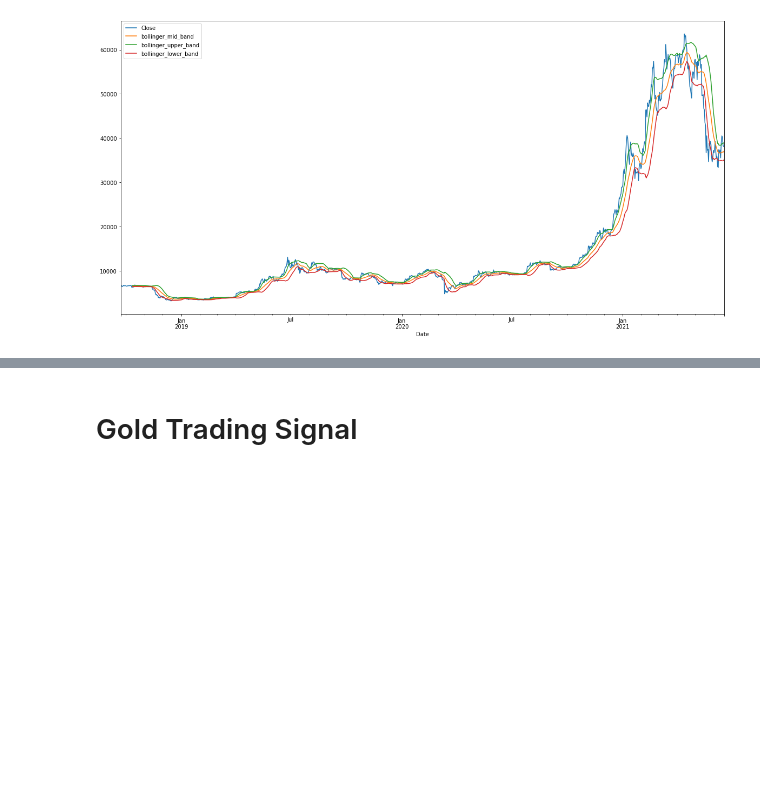
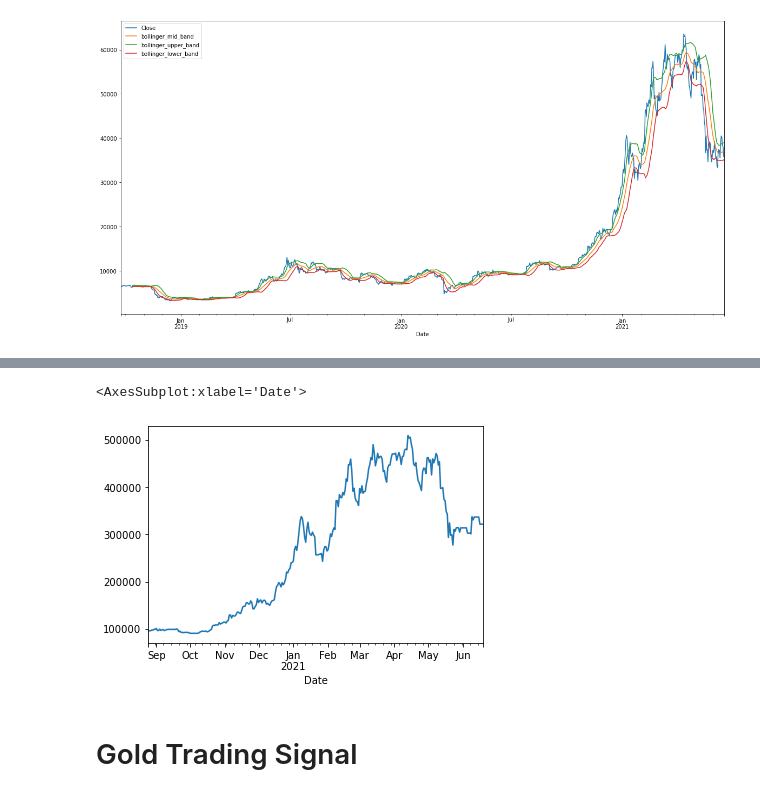
Before and after one commit to tatejones919/Algorithmic_Trading, a Jupyter notebook: randon_forrest.ipynb, the cells around one changed output, grey strips where cells are left out. Cells and saved outputs as stored; diff of their text form; code cells hidden in the pictures; blank space fills up the shorter version.

```diff
--- a/randon_forrest.ipynb
+++ b/randon_forrest.ipynb
@@ -726,0 +810,6 @@ btc[['Close','bollinger_mid_band','bollinger_upper_band','bollinger_lower_band']
+# %%
+# Construct the X_train and y_train datasets
+X_train_btc = btc_signals[x_var_list_btc][training_start:training_end]
+y_train_btc = btc_signals['Positive Return'][training_start:training_end]
+
+X_train_btc.tail()
@@ -726,0 +824,5 @@ btc[['Close','bollinger_mid_band','bollinger_upper_band','bollinger_lower_band']
+# %%
+X_test_btc = btc_signals[x_var_list_btc][testing_start:testing_end]
+y_test_btc = btc_signals['Positive Return'][testing_start:testing_end]
+
+X_test_btc.tail()
@@ -726,0 +837,12 @@ btc[['Close','bollinger_mid_band','bollinger_upper_band','bollinger_lower_band']
+# %%
+# Fit a SKLearn linear regression using just the training set (X_train, Y_train):
+model_btc = RandomForestClassifier(n_estimators=100, max_depth=3, random_state=0)
+model_btc.fit(X_train_btc, y_train_btc)
+
+# Make a prediction of "y" values from the X_test dataset
+predictions_btc = model_btc.predict(X_test_btc)
+
+# Assemble actual y data (Y_test) with predicted y data (from just above) into two columns in a dataframe:
+Results_btc = y_test_btc.to_frame()
+Results_btc["Predicted Value"] = predictions_btc
+Results_btc
@@ -726,0 +870,5 @@ btc[['Close','bollinger_mid_band','bollinger_upper_band','bollinger_lower_band']
+# %%
+btc_daily_returns = btc_signals["Daily Returns"]
+results_btc_returns = pd.concat([Results_btc, btc_daily_returns], axis=1)
+results_btc_returns.dropna(inplace=True)
+results_btc_returns
@@ -727,3 +890,13 @@ btc[['Close','bollinger_mid_band','bollinger_upper_band','bollinger_lower_band']
+# %%
+# Set initial capital allocation
+initial_capital_btc = 100000
+
+# Plot cumulative return of model in terms of capital
+cumulative_return_capital_btc = initial_capital_btc * (1 + (results_btc_returns['Daily Returns'] * results_btc_returns['Predicted Value'])).cumprod()
+cumulative_return_capital_btc.plot()
+# %% [output]
+<AxesSubplot:xlabel='Date'>
+[figure, added]
 # %% [markdown]
 # Gold Trading Signal
 # %%
```
Also changed, not shown: parts of 33 cells of this notebook.
